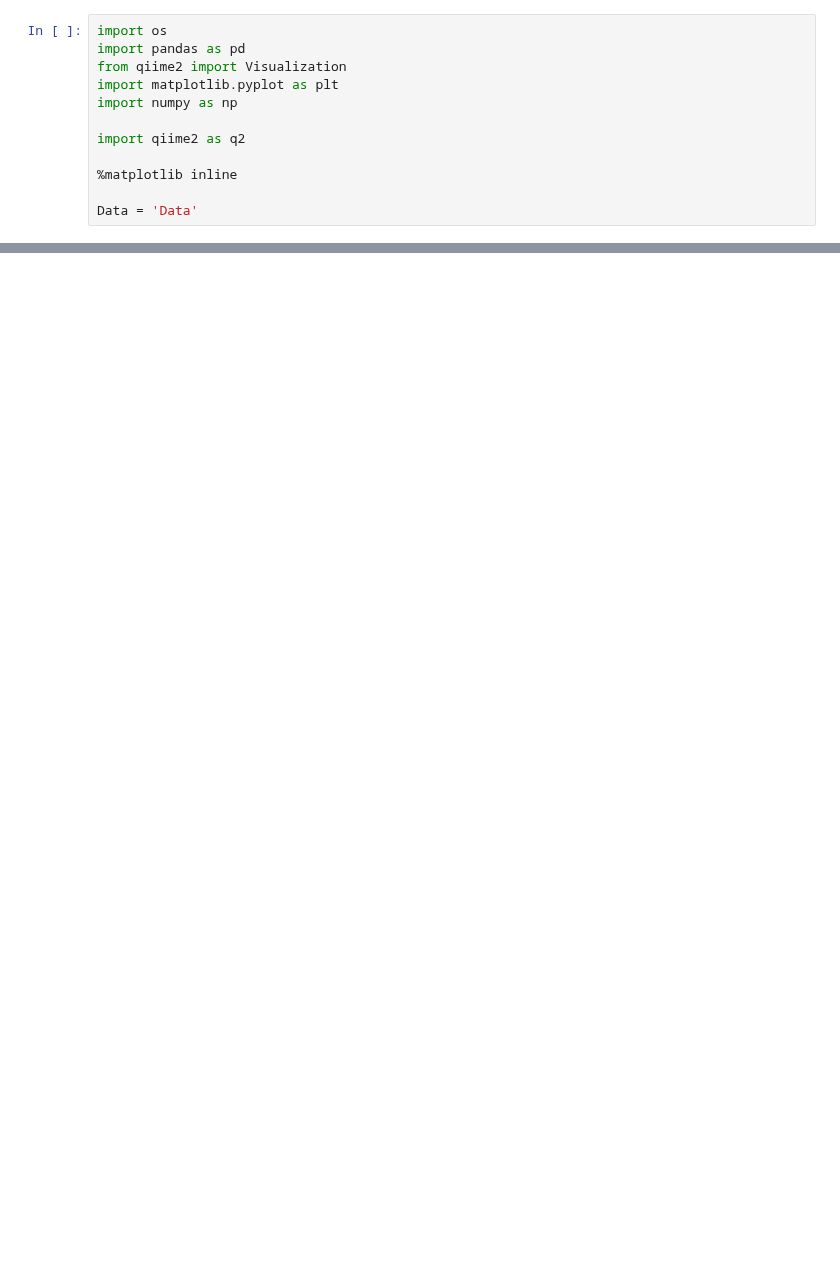
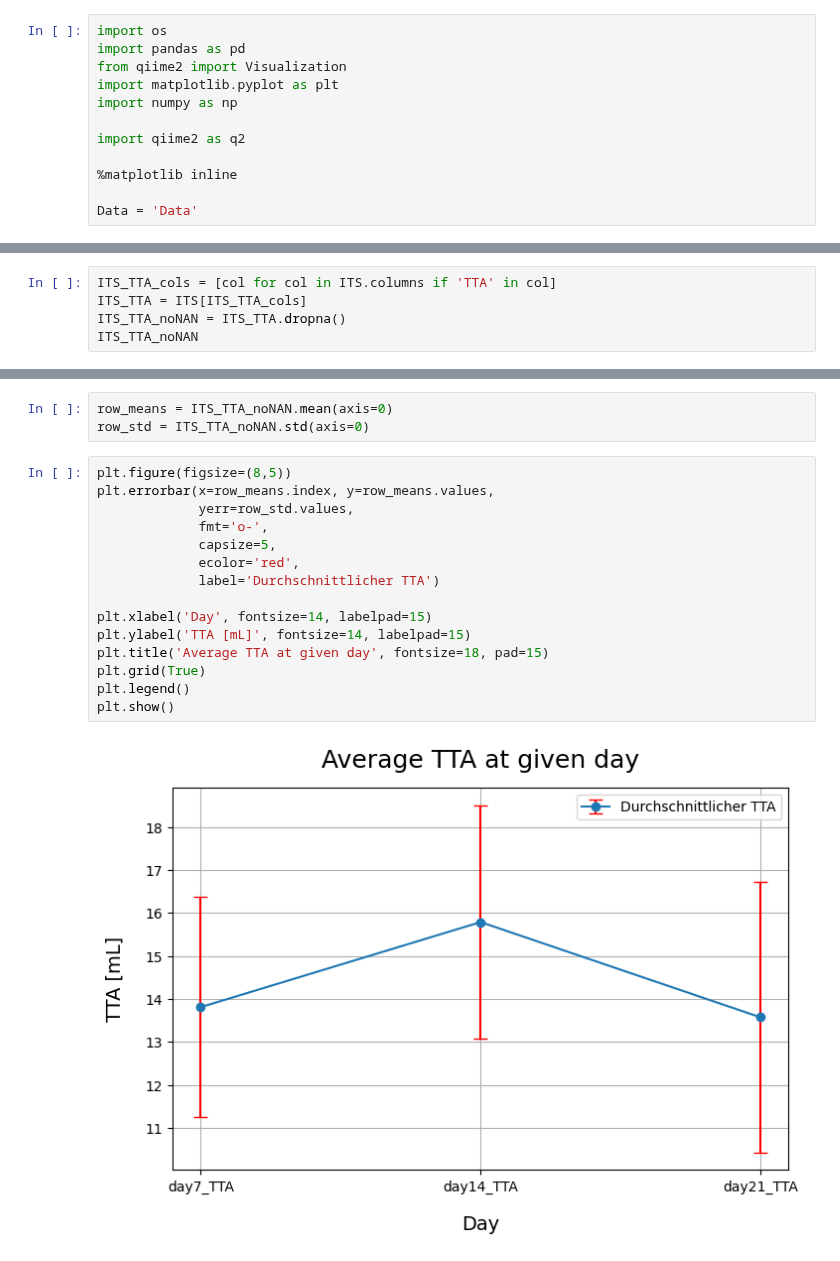
Before and after one commit to ninaaa-a/FermentYOU, a Jupyter notebook: Initial_visualization.ipynb, the cells around one changed output, grey strips where cells are left out. Saved outputs shown, nothing was run; the diff lists cells and outputs as text; blank space fills up the shorter version.

```diff
--- a/Initial_visualization.ipynb
+++ b/Initial_visualization.ipynb
@@ -32,0 +234,5 @@ Visualization.load(f"{Data}/visualization/modified-dada1-table-highschool-summar
+# %%
+ITS_TTA_cols = [col for col in ITS.columns if 'TTA' in col]
+ITS_TTA = ITS[ITS_TTA_cols]
+ITS_TTA_noNAN = ITS_TTA.dropna()
+ITS_TTA_noNAN
@@ -32,0 +254,20 @@ Visualization.load(f"{Data}/visualization/modified-dada1-table-highschool-summar
+# %%
+row_means = ITS_TTA_noNAN.mean(axis=0)
+row_std = ITS_TTA_noNAN.std(axis=0)
+# %%
+plt.figure(figsize=(8,5))
+plt.errorbar(x=row_means.index, y=row_means.values,
+             yerr=row_std.values,
+             fmt='o-',
+             capsize=5,
+             ecolor='red',
+             label='Durchschnittlicher TTA')
+
+plt.xlabel('Day', fontsize=14, labelpad=15)
+plt.ylabel('TTA [mL]', fontsize=14, labelpad=15)
+plt.title('Average TTA at given day', fontsize=18, pad=15)
+plt.grid(True)
+plt.legend()
+plt.show()
+# %% [output]
+[figure, added]
```
Also changed, not shown: parts of 23 cells of this notebook, 1 other file.
